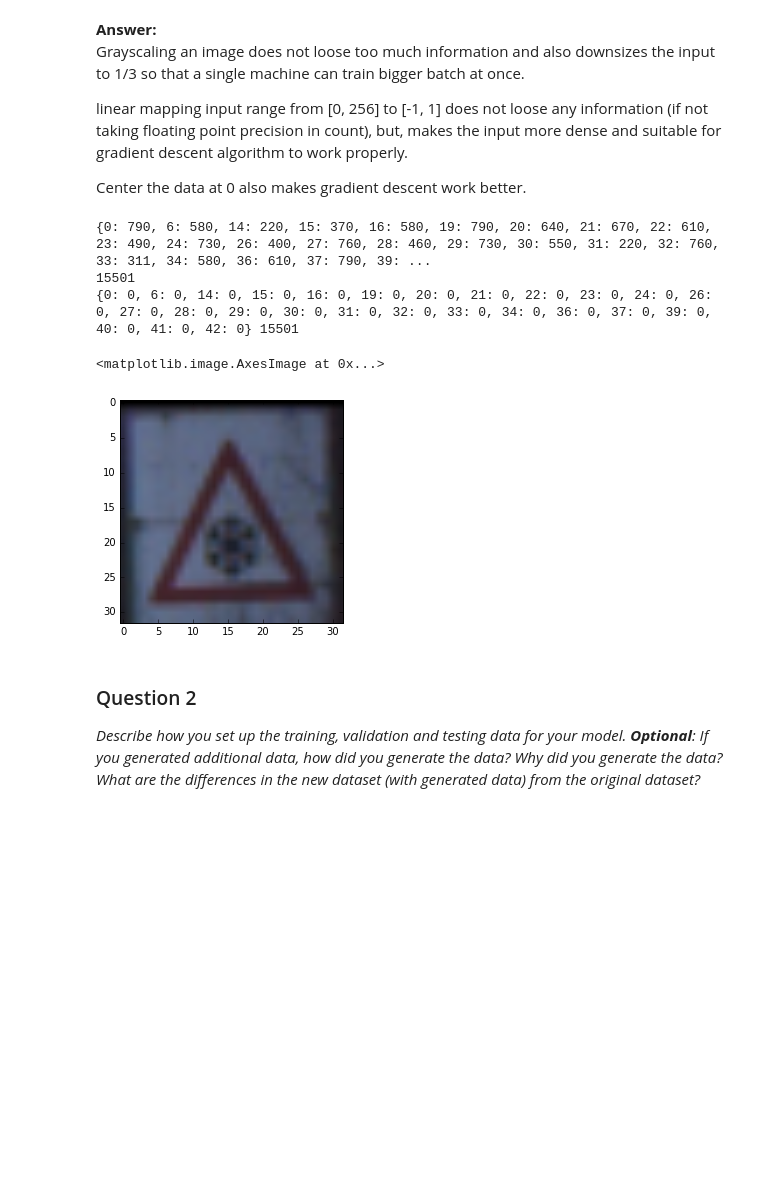
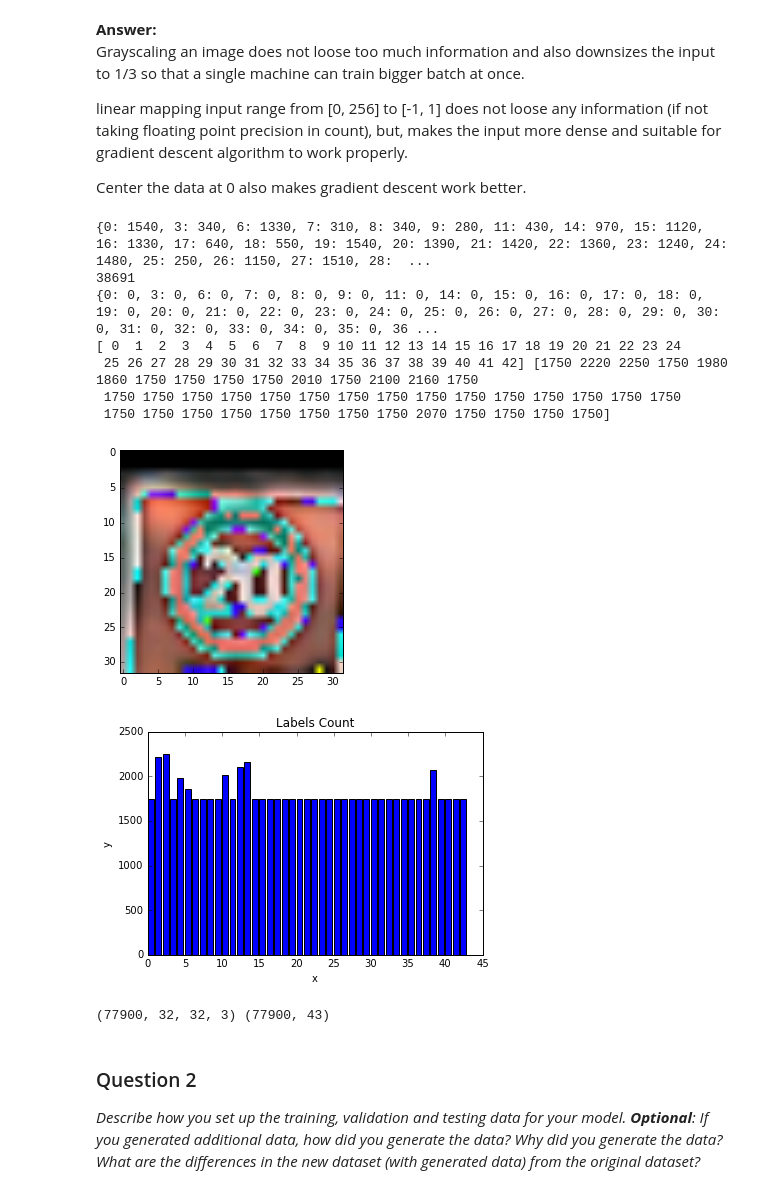
Before and after one commit to CreatCodeBuild/CarND-Traffic-Sign-Classifier-Project, a Jupyter notebook: Traffic_Sign_Classifier.ipynb, the cells around one changed output. Cells and saved outputs as stored; diff of their text form; code cells hidden in the pictures; blank space fills up the shorter version.

```diff
--- a/Traffic_Sign_Classifier.ipynb
+++ b/Traffic_Sign_Classifier.ipynb
@@ -185,36 +182,66 @@ Center the data at 0 also makes gradient descent work better.
 # %%
 ### Generate data additional data (OPTIONAL!)
 ### and split the data into training/validation/testing sets here.
 ### Feel free to use as many code cells as needed.
 
-less_than_1000 = {i: 1000 - count for i, count in enumerate(counts) if count < 1000}
+less_than_1000 = {i: 1750 - count for i, count in enumerate(counts) if count < 1750}
 print(less_than_1000)
 
 new_train_samples = np.zeros([sum(less_than_1000.values()), 32, 32, 3])
 new_train_labels  = np.zeros([sum(less_than_1000.values()), 43])
 new_index = 0
 print(sum(less_than_1000.values()))
 
 while sum(less_than_1000.values()) > 0:
     for sample, label_softmax in zip(X_train_processed, y_train_processed):
         label = np.argmax(label_softmax)
         if label in less_than_1000 and less_than_1000[label] > 0:
-            new_train_samples[new_index][1:] = sample[0:31]
-            new_train_labels[new_index] = label_softmax
+            choice = np.random.choice([1, 2, 3, 4])
+            if choice == 1:
+                new_train_samples[new_index][3:] = sample[0:29]
+                new_train_labels[new_index] = label_softmax
+            if choice == 2:
+                new_train_samples[new_index][0:29] = sample[3:]
+                new_train_labels[new_index] = label_softmax
+            if choice == 3:
+                new_train_samples[new_index][:,3:] = sample[:,0:29]
+                new_train_labels[new_index] = label_softmax
+            if choice == 4:
+                new_train_samples[new_index][:,0:29] = sample[:,3:]
+                new_train_labels[new_index] = label_softmax
             new_index += 1
             less_than_1000[label] -= 1
 print(less_than_1000, new_index)
 
 X_train_processed = np.concatenate((X_train_processed, new_train_samples), axis=0)
 y_train_processed = np.concatenate((y_train_processed, new_train_labels), axis=0)
 
 plt.imshow(new_train_samples[100])
+
+unique, new_counts = numpy.unique([np.argmax(x) for x in y_train_processed], return_counts=True)
+print(unique, new_counts)
+plt.figure(4)
+plt.bar(unique, new_counts)
+plt.xlabel('x')
+plt.ylabel('y')
+plt.title('Labels Count')
+plt.show()
+
+X_train_processed, y_train_processed = randomize_with_sample_order(X_train_processed, y_train_processed)
+X_test_processed, y_test_processed = randomize_with_sample_order(X_test_processed, y_test_processed)
+
+print(X_train_processed.shape, y_train_processed.shape)
 # %% [output]
-{0: 790, 6: 580, 14: 220, 15: 370, 16: 580, 19: 790, 20: 640, 21: 670, 22: 610, 23: 490, 24: 730, 26: 400, 27: 760, 28: 460, 29: 730, 30: 550, 31: 220, 32: 760, 33: 311, 34: 580, 36: 610, 37: 790, 39: ...
-15501
-{0: 0, 6: 0, 14: 0, 15: 0, 16: 0, 19: 0, 20: 0, 21: 0, 22: 0, 23: 0, 24: 0, 26: 0, 27: 0, 28: 0, 29: 0, 30: 0, 31: 0, 32: 0, 33: 0, 34: 0, 36: 0, 37: 0, 39: 0, 40: 0, 41: 0, 42: 0} 15501
+{0: 1540, 3: 340, 6: 1330, 7: 310, 8: 340, 9: 280, 11: 430, 14: 970, 15: 1120, 16: 1330, 17: 640, 18: 550, 19: 1540, 20: 1390, 21: 1420, 22: 1360, 23: 1240, 24: 1480, 25: 250, 26: 1150, 27: 1510, 28:  ...
+38691
+{0: 0, 3: 0, 6: 0, 7: 0, 8: 0, 9: 0, 11: 0, 14: 0, 15: 0, 16: 0, 17: 0, 18: 0, 19: 0, 20: 0, 21: 0, 22: 0, 23: 0, 24: 0, 25: 0, 26: 0, 27: 0, 28: 0, 29: 0, 30: 0, 31: 0, 32: 0, 33: 0, 34: 0, 35: 0, 36 ...
+[ 0  1  2  3  4  5  6  7  8  9 10 11 12 13 14 15 16 17 18 19 20 21 22 23 24
+ 25 26 27 28 29 30 31 32 33 34 35 36 37 38 39 40 41 42] [1750 2220 2250 1750 1980 1860 1750 1750 1750 1750 2010 1750 2100 2160 1750
+ 1750 1750 1750 1750 1750 1750 1750 1750 1750 1750 1750 1750 1750 1750 1750
+ 1750 1750 1750 1750 1750 1750 1750 1750 2070 1750 1750 1750 1750]
+[figure, new version]
+[figure, added]
-<matplotlib.image.AxesImage at 0x...>
+(77900, 32, 32, 3) (77900, 43)
-[figure, old version]
 # %% [markdown]
 ### Question 2
 
```
Also changed, not shown: parts of 3 cells of this notebook.
